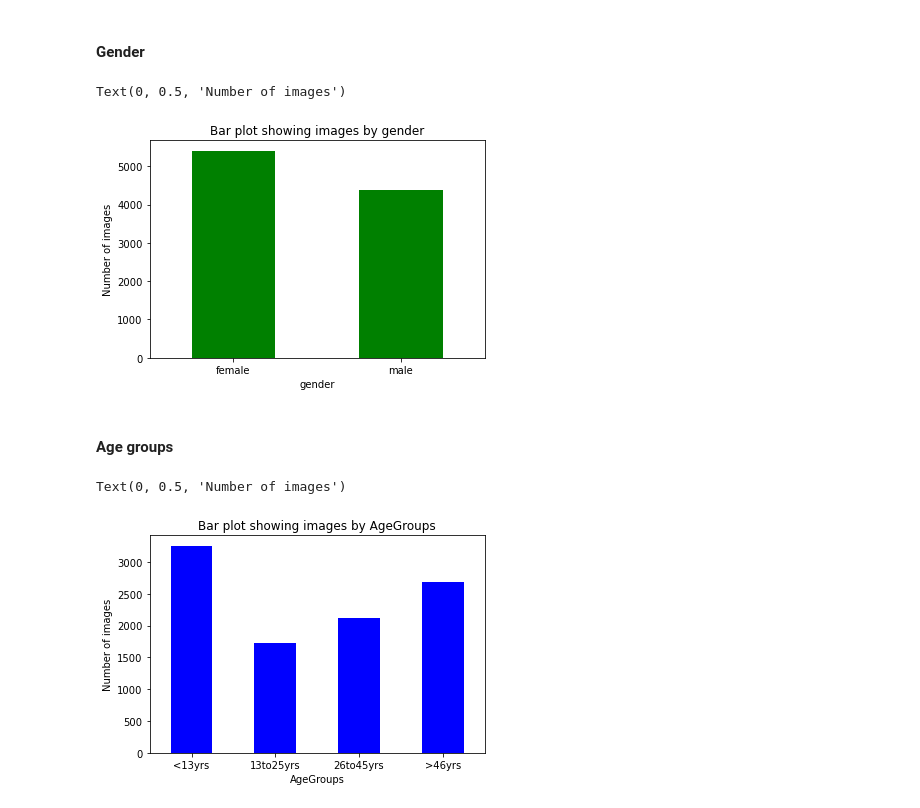
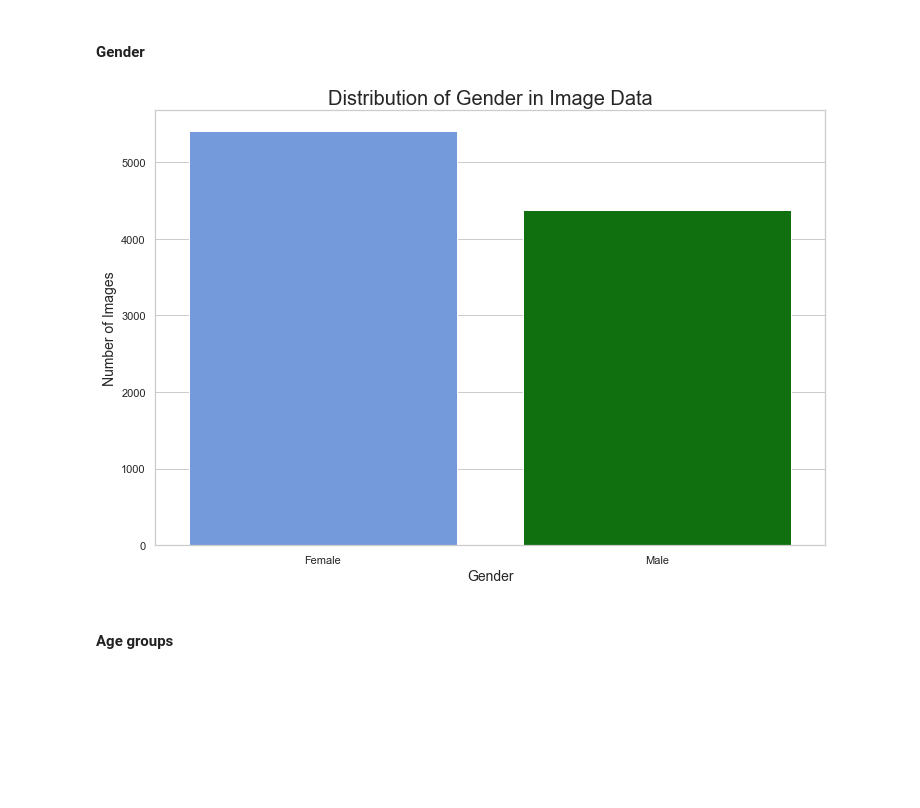
Before and after one commit to MIDS-at-Duke/team8_ML, a Jupyter notebook: 10_code/eda_gender_race.ipynb, the cells around one changed output. Saved outputs shown, nothing was run; the diff lists cells and outputs as text; code cells hidden in the pictures; blank space fills up the shorter version.

```diff
--- a/10_code/eda_gender_race.ipynb
+++ b/10_code/eda_gender_race.ipynb
@@ -184,36 +168,19 @@ Text(0, 0.5, 'Number of images')
 # %% [markdown]
 #### Gender
-# %%
-# Create a sample dataframe with an text index
-gender_d = pd.DataFrame(
-    {"gender1": [5406, 4372]},
-    index=["female", "male"])
-# Plot a bar chart
-#race_d.plot(kind="bar")
-#from matplotlib import pyplot as plt
-gender_d['gender1'].plot(kind="bar", title="Bar plot showing gender", color ='green')
-plt.xticks(rotation=0, horizontalalignment="center")
-plt.title("Bar plot showing images by gender")
-plt.xlabel("gender")
-plt.ylabel("Number of images")
-# %% [output]
-Text(0, 0.5, 'Number of images')
-[figure, removed]
+# %%
+# Create a sample dataframe with an text index
+colors=["cornflowerblue", "green"]
+gender_d = pd.DataFrame(
+    {"gender1": [5406, 4372]},
+    index=["Female", "Male"])
+# %%
+plt.figure(figsize=(12,8))
+sns.barplot(x=gender_d.index, y="gender1",data=gender_d, palette=colors)
+plt.title("Distribution of Gender in Image Data", size=20)
+plt.xlabel("Gender", size=14)
+plt.ylabel("Number of Images", size=14)
+plt.show()
+# %% [output]
+[figure, added]
 # %% [markdown]
 #### Age groups
-# %%
-# Create a sample dataframe with an text index
-age_d = pd.DataFrame(
-    {"AgeGroup": [3255, 1726, 2115, 2682]},
-    index=["<13yrs", "13to25yrs","26to45yrs", ">46yrs"])
-# Plot a bar chart
-#race_d.plot(kind="bar")
-#from matplotlib import pyplot as plt
-age_d['AgeGroup'].plot(kind="bar", title="Bar plot showing AgeGroups", color ='blue')
-plt.xticks(rotation=0, horizontalalignment="center")
-plt.title("Bar plot showing images by AgeGroups")
-plt.xlabel("AgeGroups")
-plt.ylabel("Number of images")
-# %% [output]
-Text(0, 0.5, 'Number of images')
-[figure, removed]
```
Also changed, not shown: parts of 8 cells of this notebook.
